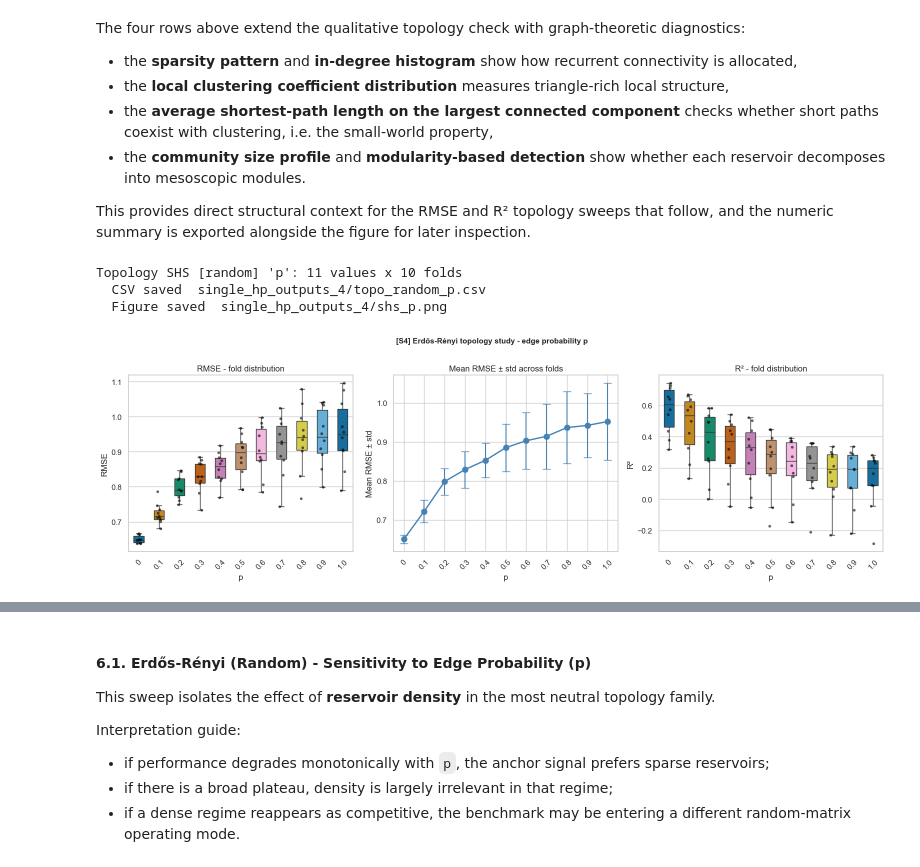
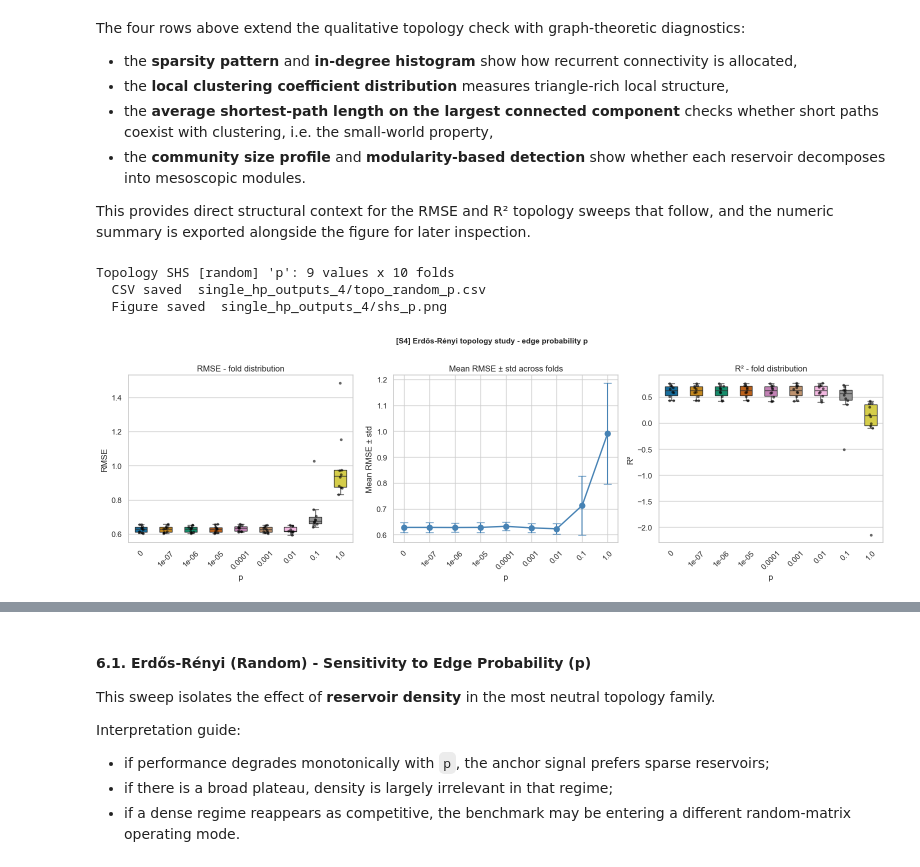
Before and after one commit to antoniommff/tfm_antmacfer1, a Jupyter notebook: 4 - Echo State Networks on Synthetic Benchmark – Hyperparameter and Reservoir.ipynb, the cells around one changed output, grey strips where cells are left out. Drawn from its saved outputs; the diff is of its cells as text; code cells hidden in the pictures.

```diff
--- a/4 - Echo State Networks on Synthetic Benchmark – Hyperparameter and Reservoir.ipynb
+++ b/4 - Echo State Networks on Synthetic Benchmark – Hyperparameter and Reservoir.ipynb
@@ -1580,22 +1575,17 @@ This preserves Notebook 2's logic while making the refined grid fully reproducib
 # ---------------------------------------------------------------------------
 # Refined grid search anchored on the OAT winners
 # ---------------------------------------------------------------------------
-def top_values_from_shs(df, hp_name, k):
-    ranked = (
-        df.dropna(subset=["rmse"])
-        .groupby(hp_name)["rmse"]
-        .mean()
-        .sort_values()
-    )
-    return sorted(list(ranked.head(k).index), key=float)
-
-
+# lr < 0.3 excluded: SHS confirmed catastrophic failure (lr=0 degenerate, lr=0.1 unstable).
+# ridge = 0 and ridge >= 10 excluded: numerical failure and over-shrinkage respectively.
+# N > 500 excluded: SHS confirmed the useful region well below the upper synthetic plateau.
+# sr tightened to [0.5, 0.9]: the broad sweep showed the best region around the near-critical regime.
+# ---------------------------------------------------------------------------
 refined_grid = {
-    "N":       top_values_from_shs(df_shs_N, "N", 3),
-    "sr":      top_values_from_shs(df_shs_sr, "sr", 3),
-    "lr":      top_values_from_shs(df_shs_lr, "lr", 3),
-    "ridge":   top_values_from_shs(df_shs_ridge, "ridge", 3),
-    "washout": top_values_from_shs(df_shs_washout, "washout", 2),
+    "N":       [100, 200, 500],
+    "sr":      [0.5, 0.7, 0.9],
+    "lr":      [0.3, 0.5, 0.7],
+    "ridge":   [1e-3, 1e-2, 1e-1, 1],
+    "washout": [5, 100],
 }
 
 refined_configs = list(ParameterGrid(refined_grid))
@@ -2026,28 +2119,28 @@ This provides direct structural context for the RMSE and R² topology sweeps tha
 # %%
 # ---------------------------------------------------------------------------
 # 6.1 Erdős-Rényi - sensitivity to edge probability p
 # ---------------------------------------------------------------------------
-er_p_values = [0, 0.1, 0.2, 0.3, 0.4, 0.5, 0.6, 0.7, 0.8, 0.9, 1.0]
+er_p_values = [0, 1e-7, 1e-6, 1e-5, 0.0001, 0.001, 0.01, 0.1, 1.0]
 
 df_shs_er_p = run_topology_shs(
     X_anchor,
     y_anchor,
     topology="random",
     param_name="p",
     param_values=er_p_values,
     esn_params=PHASE_B_PARAMS,
     save_csv=OUTPUT_DIR / "topo_random_p.csv",
 )
 
 plot_single_hp(
     df_shs_er_p,
     "p",
     er_p_values,
     title=f"[{ANALYSIS_SIGNAL}] Erdős-Rényi topology study - edge probability p",
     save_path=OUTPUT_DIR / "shs_p.png",
 )
 # %% [output]
-Topology SHS [random] 'p': 11 values x 10 folds
+Topology SHS [random] 'p': 9 values x 10 folds
   CSV saved  single_hp_outputs_4/topo_random_p.csv
   Figure saved  single_hp_outputs_4/shs_p.png
-[figure, old version]
+[figure, new version]
```
Also changed, not shown: parts of 39 cells of this notebook, 2 other files.
